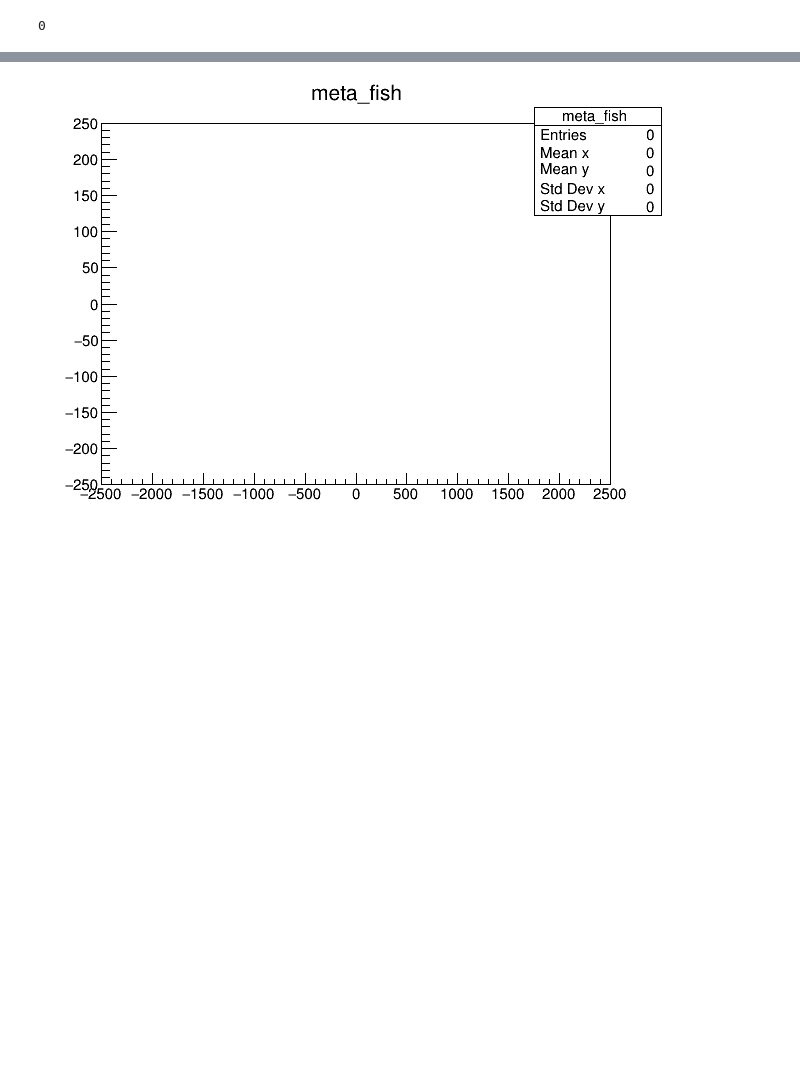
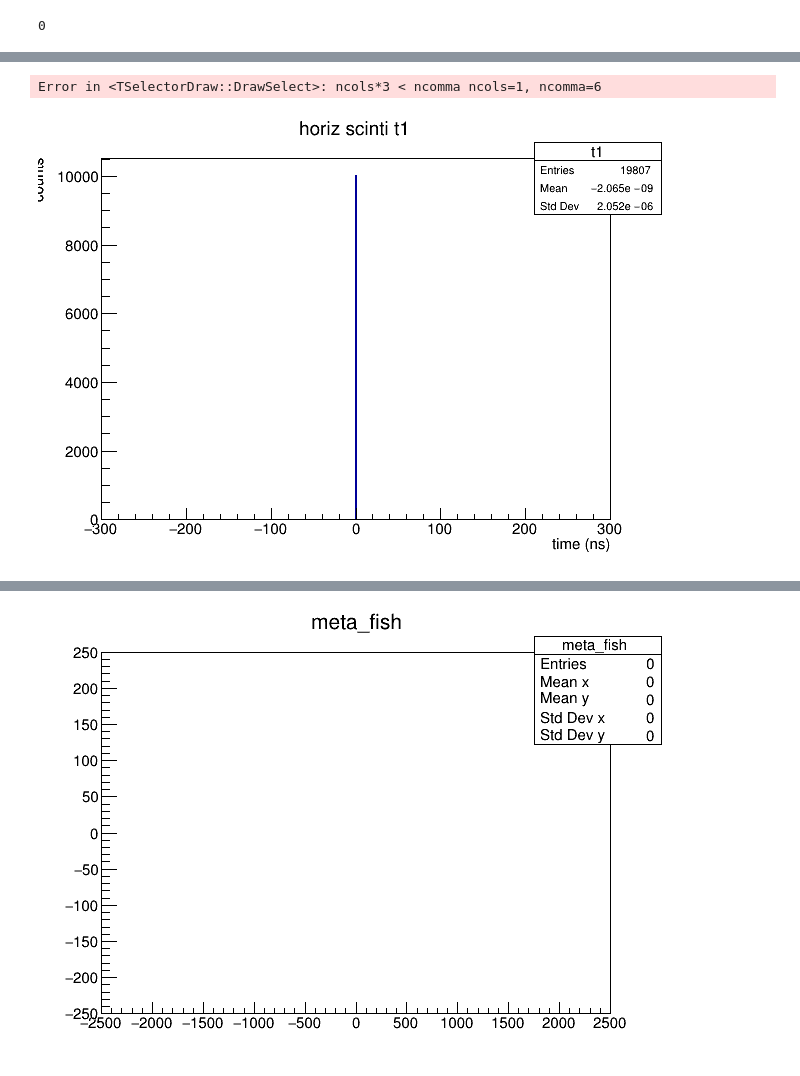
Before and after one commit to acidbourbon/PT_full_system, a Jupyter notebook: workdir/jupyter/fst_onthefly.ipynb, the cells around one changed output, grey strips where cells are left out. Cells and saved outputs as stored; diff of their text form; code cells hidden in the pictures; blank space fills up the shorter version.

```diff
--- a/workdir/jupyter/fst_onthefly.ipynb
+++ b/workdir/jupyter/fst_onthefly.ipynb
@@ -81,3 +72,14 @@ c.Draw()
+# %%
+chan = 35131
+tree.Draw("t1>>t1(1000,-300,300,{:d},{:d},{:d})".format(disp_channels,tdc*100,tdc*100+disp_channels),"chan=={:d}".format(chan),"colz")
+t1=f.Get("t1")
+t1.SetTitle("horiz scinti t1")
+t1.GetXaxis().SetTitle("time (ns)")
+t1.GetYaxis().SetTitle("counts")
+c.Draw()
+# %% [output]
+Error in <TSelectorDraw::DrawSelect>: ncols*3 < ncomma ncols=1, ncomma=6
+[figure, added]
 # %%
 ##################################################
 ##             overview TDC 0x0350              ##
```
Also changed, not shown: parts of 11 cells of this notebook, 4 other files.
